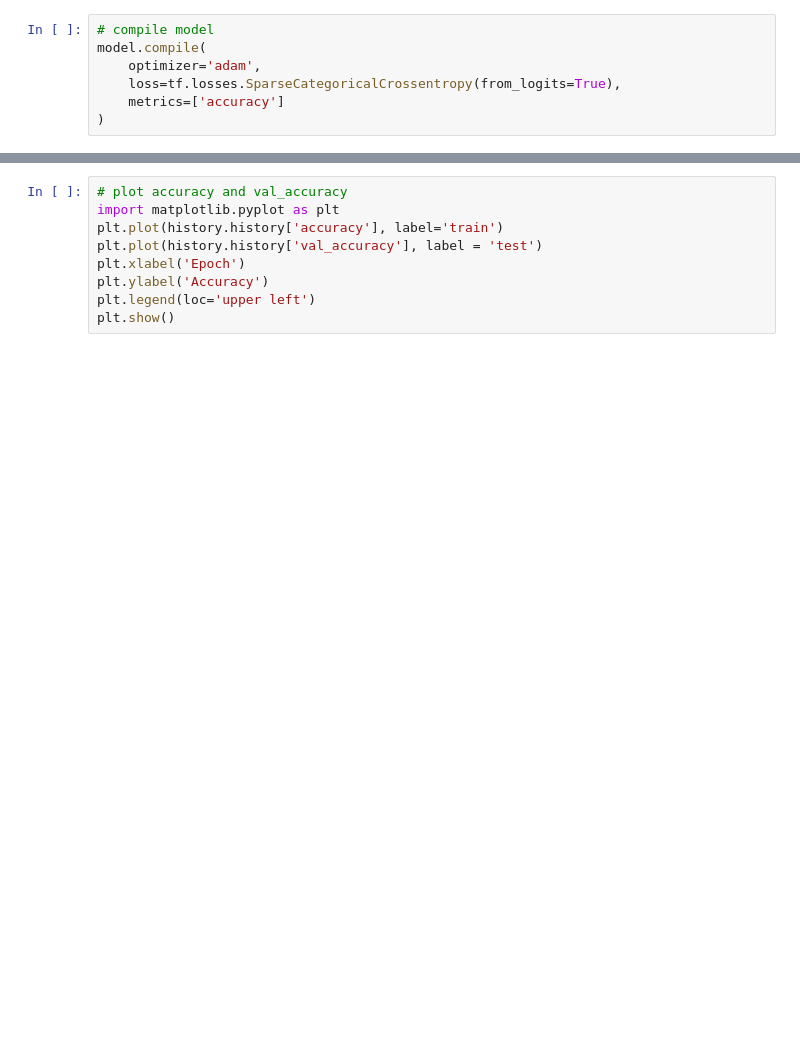
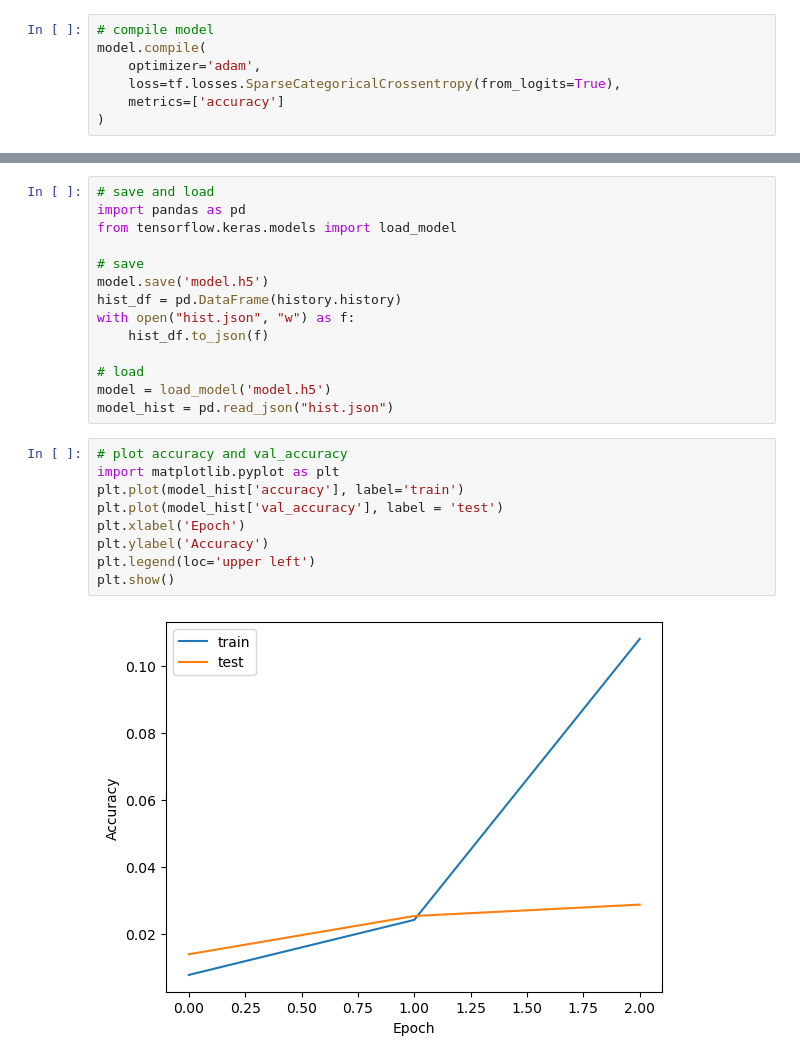
Before and after one commit to EggHeads-cs35l/image-model, a Jupyter notebook: model.ipynb, the cells around one changed output, grey strips where cells are left out. Saved outputs shown, nothing was run; the diff lists cells and outputs as text; blank space fills up the shorter version.

Commit message:
initial model saved

```diff
--- a/model.ipynb
+++ b/model.ipynb
@@ -92,9 +137,25 @@ history = model.fit(
+# %%
+# save and load
+import pandas as pd
+from tensorflow.keras.models import load_model
+
+# save
+model.save('model.h5')
+hist_df = pd.DataFrame(history.history)
+with open("hist.json", "w") as f:
+    hist_df.to_json(f)
+
+# load
+model = load_model('model.h5')
+model_hist = pd.read_json("hist.json")
 # %%
 # plot accuracy and val_accuracy
 import matplotlib.pyplot as plt
-plt.plot(history.history['accuracy'], label='train')
-plt.plot(history.history['val_accuracy'], label = 'test')
+plt.plot(model_hist['accuracy'], label='train')
+plt.plot(model_hist['val_accuracy'], label = 'test')
 plt.xlabel('Epoch')
 plt.ylabel('Accuracy')
 plt.legend(loc='upper left')
 plt.show()
+# %% [output]
+[figure, added]
```
Also changed, not shown: parts of 4 cells of this notebook, 2 other files.
